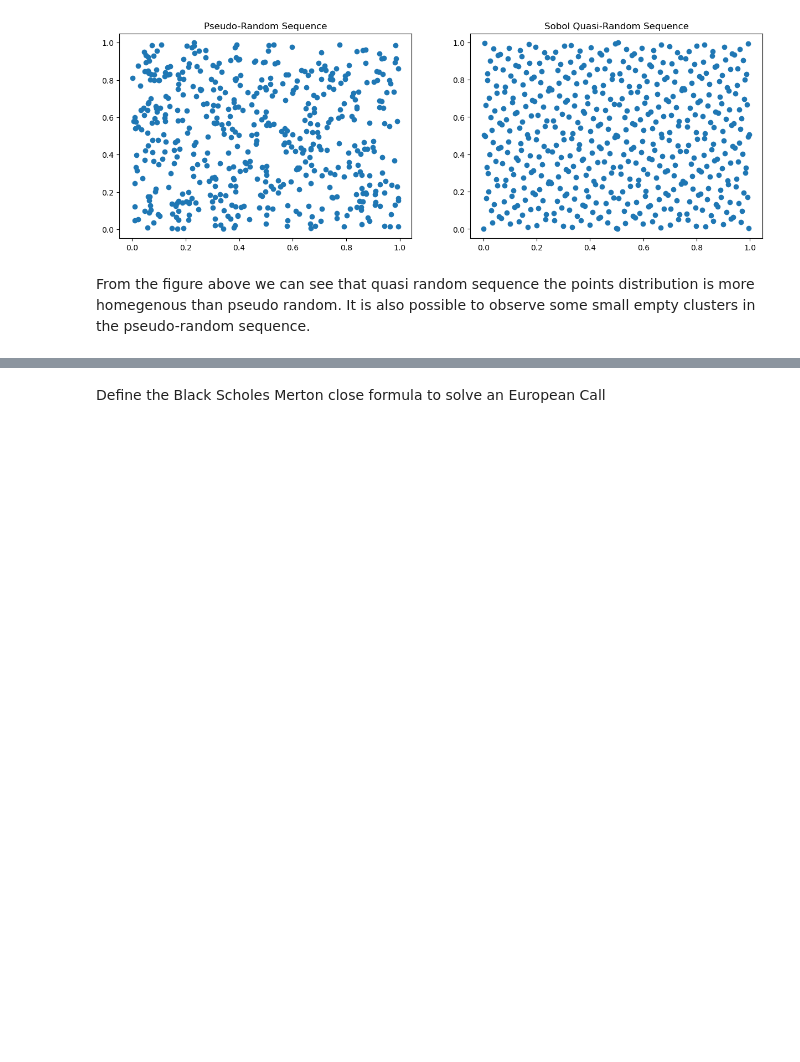
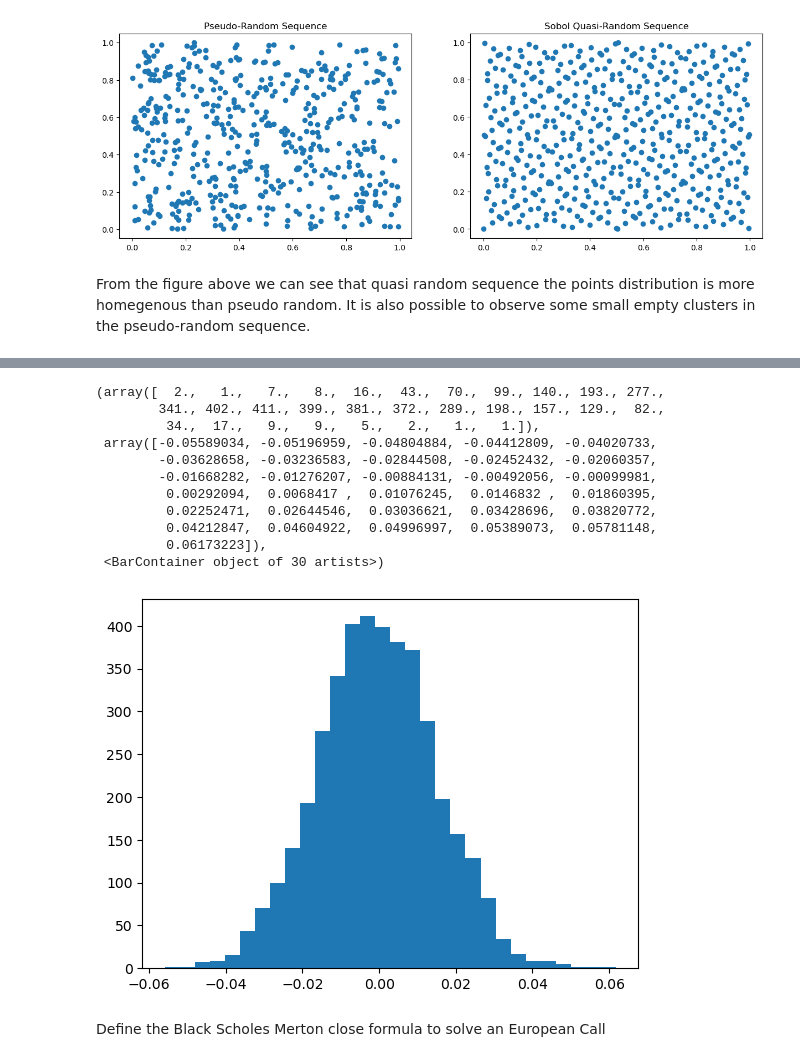
Before and after one commit to fbristotti/cqf, a Jupyter notebook: final/final.ipynb, the cells around one changed output, grey strips where cells are left out. Drawn from its saved outputs; the diff is of its cells as text; code cells hidden in the pictures; blank space fills up the shorter version.

```diff
--- a/final/final.ipynb
+++ b/final/final.ipynb
@@ -256,3 +293,48 @@ From the figure above we can see that quasi random sequence the points distribut
+# %%
+def browbr(B, N, T):
+
+    W = np.zeros(N+1)
+    dt = T / N
+    W[N] = B[N-1] * np.sqrt(T)
+
+    def browbr_recur(i, k):
+        if k - i < 2:
+            return
+
+        j = int((k + i)/2)
+
+        _t = (j-i)*dt
+        _T = (k-i)*dt
+        gamma = _t/_T
+        stdev = gamma*(1-gamma)*_T
+        W[j] = (1-gamma)*W[i] + gamma*W[k] + np.sqrt(stdev) * B[j-1]
+
+        browbr_recur(i, j)
+        browbr_recur(j, k)
+
+    browbr_recur(0,N)
+    return W
+
+N = 2**12
+T = 1
+dt = T / N
+bbrr = browbr(np.random.standard_normal(N), N, T)
+
+aaa = bbrr[2:] - bbrr[1:-1]
+plt.hist(aaa, bins=30)
+# %% [output]
+(array([  2.,   1.,   7.,   8.,  16.,  43.,  70.,  99., 140., 193., 277.,
+        341., 402., 411., 399., 381., 372., 289., 198., 157., 129.,  82.,
+         34.,  17.,   9.,   9.,   5.,   2.,   1.,   1.]),
+ array([-0.05589034, -0.05196959, -0.04804884, -0.04412809, -0.04020733,
+        -0.03628658, -0.03236583, -0.02844508, -0.02452432, -0.02060357,
+        -0.01668282, -0.01276207, -0.00884131, -0.00492056, -0.00099981,
+         0.00292094,  0.0068417 ,  0.01076245,  0.0146832 ,  0.01860395,
+         0.02252471,  0.02644546,  0.03036621,  0.03428696,  0.03820772,
+         0.04212847,  0.04604922,  0.04996997,  0.05389073,  0.05781148,
+         0.06173223]),
+ <BarContainer object of 30 artists>)
+[figure, added]
 # %% [markdown]
 Define the Black Scholes Merton close formula to solve an European Call
 # %%
```
Also changed, not shown: parts of 12 cells of this notebook.
